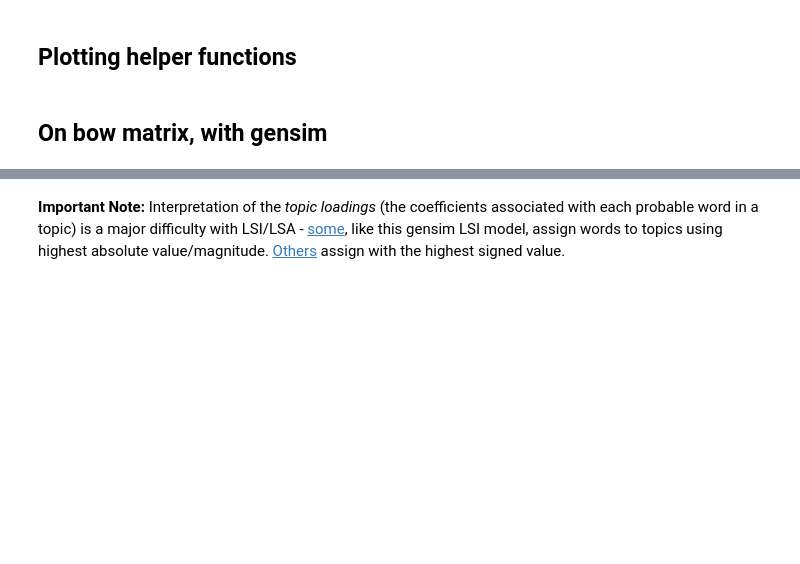
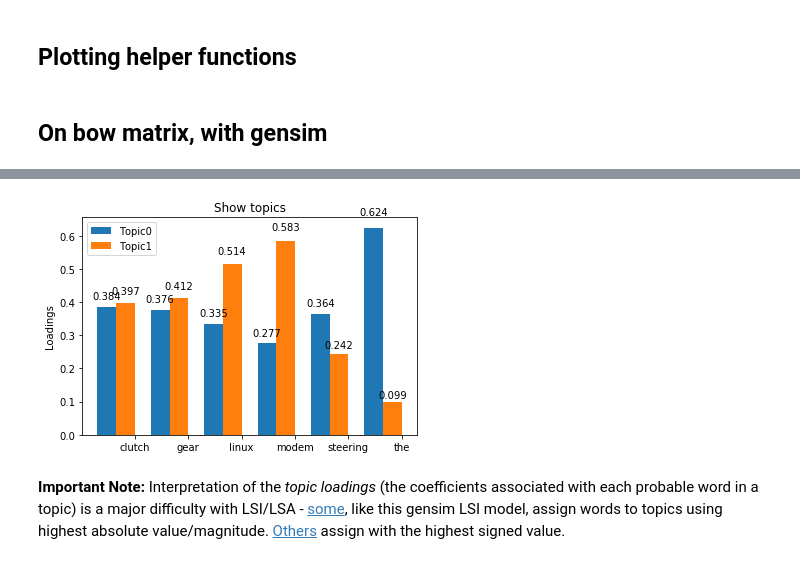
Before and after one commit to iconix/nlp-sandbox, a Jupyter notebook: topic_models.ipynb, the cells around one changed output, grey strips where cells are left out. Saved outputs shown, nothing was run; the diff lists cells and outputs as text; code cells hidden in the pictures; blank space fills up the shorter version.

```diff
--- a/topic_models.ipynb
+++ b/topic_models.ipynb
@@ -183,3 +186,7 @@ plot_topics(topics)
+# %%
+plot_topics(topics, True)
+# %% [output]
+[figure, added]
 # %% [markdown]
 **Important Note:** Interpretation of the _topic loadings_ (the coefficients associated with each probable word in a topic) is a major difficulty with LSI/LSA - [some](https://www.quora.com/What-is-the-interpretation-of-negative-scores-in-the-basis-vectors-obtained-with-LSI/answer/Luis-Argerich?srid=3A71), like this gensim LSI model, assign words to topics using highest absolute value/magnitude. [Others](https://www.slideshare.net/vitomirkovanovic/topic-modeling-for-learning-analytics-researchers-lak15-tutorial/65) assign with the highest signed value.
 # %% [markdown]
```
Also changed, not shown: parts of 17 cells of this notebook.
